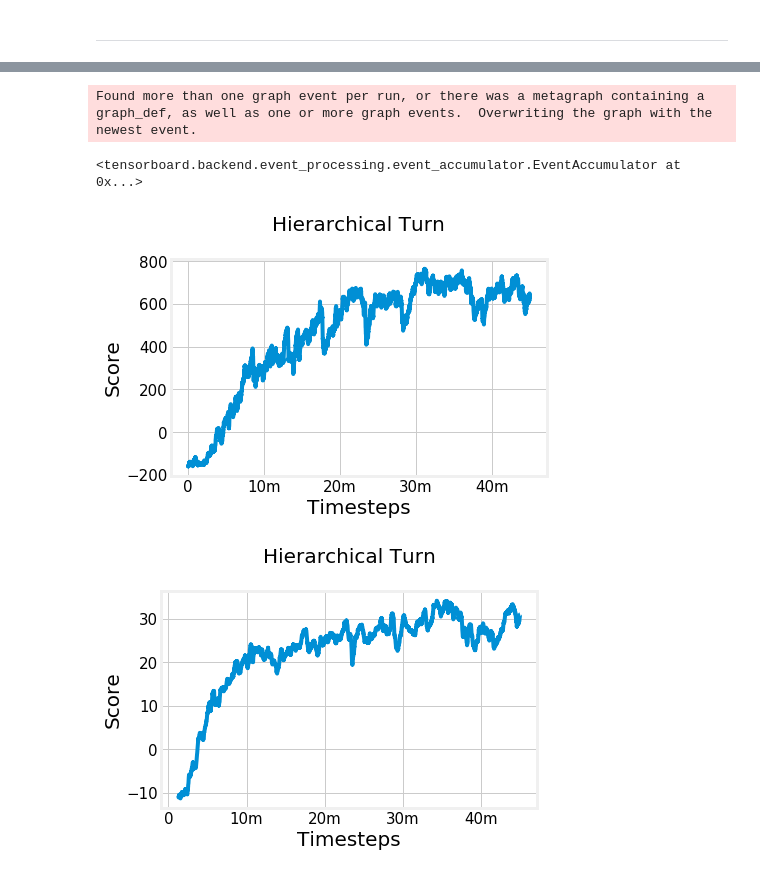
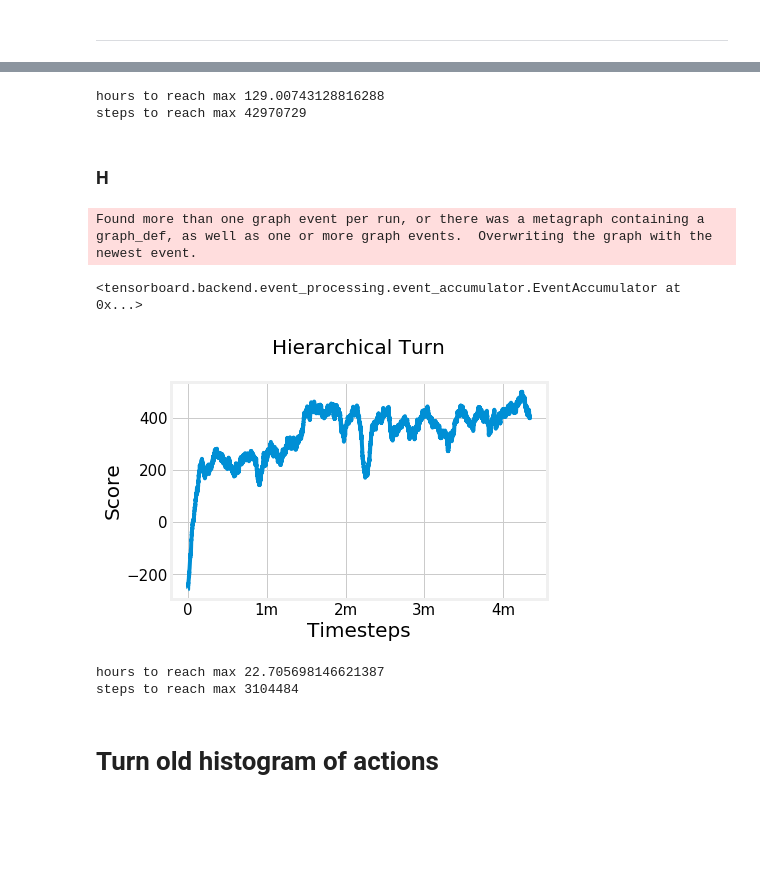
Before and after one commit to NotAnyMike/HRL, a Jupyter notebook: notebooks/Plots.ipynb, the cells around one changed output, grey strips where cells are left out. Saved outputs shown, nothing was run; the diff lists cells and outputs as text; code cells hidden in the pictures; blank space fills up the shorter version.

Commit message:
updating notebooks, plots and adding max_step to args

```diff
--- a/notebooks/Plots.ipynb
+++ b/notebooks/Plots.ipynb
@@ -323,30 +372,32 @@ walltime to reach max in n2n 116.59299643186176
+# %%
+print("hours to reach max",(wtimes_n2n_Nav[val_n2n_Nav.index(max(val_n2n_Nav))]-wtimes_n2n_Nav[0])/3600)
+print("steps to reach max",steps_n2n_Nav[val_n2n_Nav.index(max(val_n2n_Nav))])
+# %% [output]
+hours to reach max 129.00743128816288
+steps to reach max 42970729
+# %% [markdown]
+### H
 # %%
-h_nav = EventAccumulator('../experiments/198_Nav_new/logs/PPO2_1')
+h_nav = EventAccumulator('../experiments/233_Nav_from_zero/logs/PPO2_1/')
 h_nav.Reload()
 # %% [output]
 Found more than one graph event per run, or there was a metagraph containing a graph_def, as well as one or more graph events.  Overwriting the graph with the newest event.
 <tensorboard.backend.event_processing.event_accumulator.EventAccumulator at 0x...>
 # %%
-wtimes_n2n_Nav, steps_n2n_Nav, val_n2n_Nav = zip(*h_nav.Scalars("episode/episode_reward"))
-val_n2n_Nav_smooth = smooth(val_n2n_Nav,0.99)
+wtimes_h_Nav, steps_h_Nav, val_h_Nav = zip(*h_nav.Scalars("episode/episode_reward"))
+val_h_Nav_smooth = smooth(val_h_Nav,0.99)
 
-plt.plot(steps_n2n_Nav,val_n2n_Nav_smooth)
+plt.plot(steps_h_Nav,val_h_Nav_smooth)
 plt.xlabel("Timesteps",fontsize=20)
 plt.ylabel("Score",fontsize=20)
 plt.title("Hierarchical Turn\n",fontsize=20)
-plt.xticks([0,1e7,2e7,3e7,4e7],['0','10m','20m','30m','40m'])
+plt.xticks([0,1e6,2e6,3e6,4e6],['0','1m','2m','3m','4m'])
 plt.savefig("plots/h-turn.pdf",bbox_inches="tight", pad_inches=0)
 # %% [output]
-[figure, old version]
+[figure, new version]
-# %%
-wtimes_n2n_Nav, steps_n2n_Nav, val_n2n_Nav = zip(*h_nav.Scalars("input_info/discounted_rewards"))
-val_n2n_Nav_smooth = smooth(val_n2n_Nav,0.99)
-
-plt.plot(steps_n2n_Nav[300:],val_n2n_Nav_smooth[300:])
-plt.xlabel("Timesteps",fontsize=20)
-plt.ylabel("Score",fontsize=20)
-plt.title("Hierarchical Turn\n",fontsize=20)
-plt.xticks([0,1e7,2e7,3e7,4e7],['0','10m','20m','30m','40m'])
-plt.savefig("plots/h-turn.pdf",bbox_inches="tight", pad_inches=0)
-# %% [output]
-[figure, removed]
+# %%
+print("hours to reach max",(wtimes_h_Nav[val_h_Nav.index(max(val_h_Nav))]-wtimes_h_Nav[0])/3600)
+print("steps to reach max",steps_h_Nav[val_h_Nav.index(max(val_h_Nav))])
+# %% [output]
+hours to reach max 22.705698146621387
+steps to reach max 3104484
@@ -352,0 +417,2 @@ plt.savefig("plots/h-turn.pdf",bbox_inches="tight", pad_inches=0)
+# %% [markdown]
+# Turn old histogram of actions
```
Also changed, not shown: parts of 56 cells of this notebook, 13 other files.
